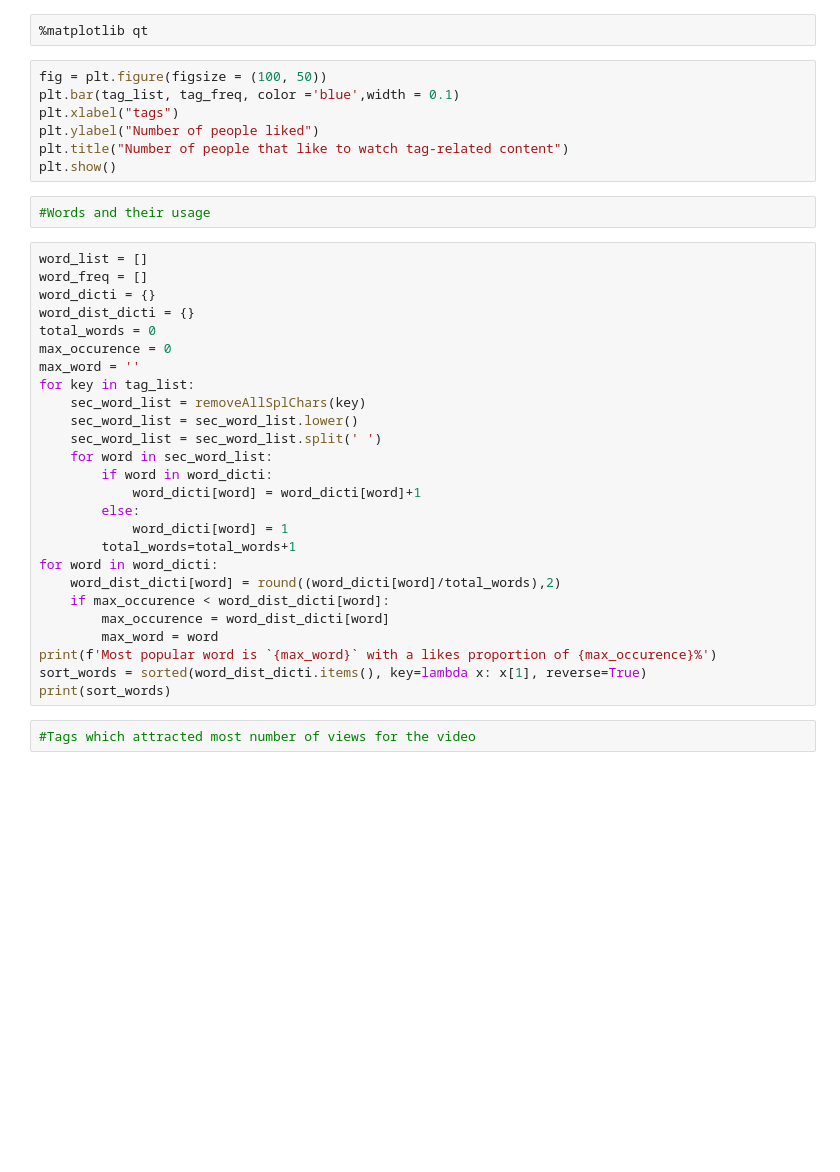
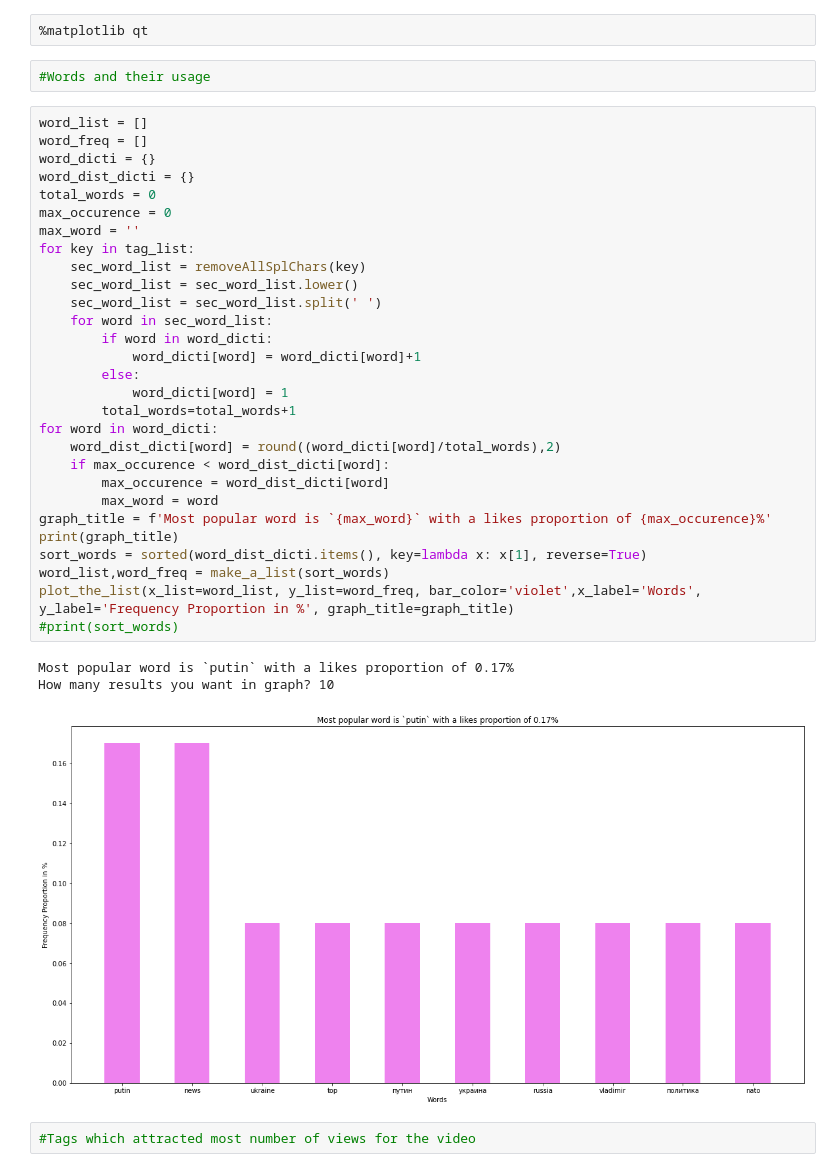
Before and after one commit to MihirS57/YouTube-Data-EDA, a Jupyter notebook: yt_data_eda.ipynb, the cells around one changed output. Drawn from its saved outputs; the diff is of its cells as text; blank space fills up the shorter version.

```diff
--- a/yt_data_eda.ipynb
+++ b/yt_data_eda.ipynb
@@ -591,40 +500,40 @@ print(sort_likes)
 # %%
 %matplotlib qt
-# %%
-fig = plt.figure(figsize = (100, 50))
-plt.bar(tag_list, tag_freq, color ='blue',width = 0.1)
-plt.xlabel("tags")
-plt.ylabel("Number of people liked")
-plt.title("Number of people that like to watch tag-related content")
-plt.show()
 # %%
 #Words and their usage
 # %%
 word_list = []
 word_freq = []
 word_dicti = {}
 word_dist_dicti = {}
 total_words = 0
 max_occurence = 0
 max_word = ''
 for key in tag_list:
     sec_word_list = removeAllSplChars(key)
     sec_word_list = sec_word_list.lower()
     sec_word_list = sec_word_list.split(' ')
     for word in sec_word_list:
         if word in word_dicti:
             word_dicti[word] = word_dicti[word]+1
         else:
             word_dicti[word] = 1
         total_words=total_words+1
 for word in word_dicti:
     word_dist_dicti[word] = round((word_dicti[word]/total_words),2)
     if max_occurence < word_dist_dicti[word]:
         max_occurence = word_dist_dicti[word]
         max_word = word
-print(f'Most popular word is `{max_word}` with a likes proportion of {max_occurence}%')
+graph_title = f'Most popular word is `{max_word}` with a likes proportion of {max_occurence}%'
+print(graph_title)
 sort_words = sorted(word_dist_dicti.items(), key=lambda x: x[1], reverse=True)
-print(sort_words)
+word_list,word_freq = make_a_list(sort_words)
+plot_the_list(x_list=word_list, y_list=word_freq, bar_color='violet',x_label='Words', y_label='Frequency Proportion in %', graph_title=graph_title)
+#print(sort_words)
+# %% [output]
+Most popular word is `putin` with a likes proportion of 0.17%
+How many results you want in graph? 10
+[figure, added]
 # %%
 #Tags which attracted most number of views for the video
 # %%
```
Also changed, not shown: parts of 32 cells of this notebook.
